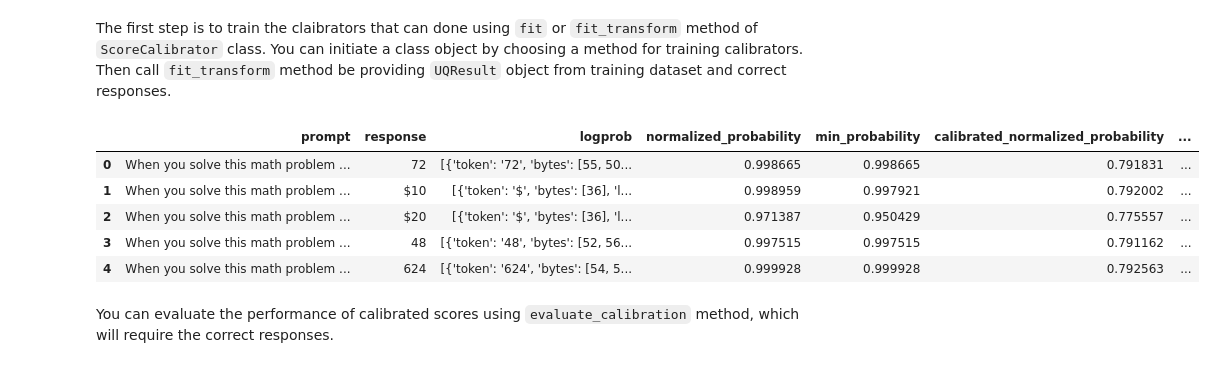
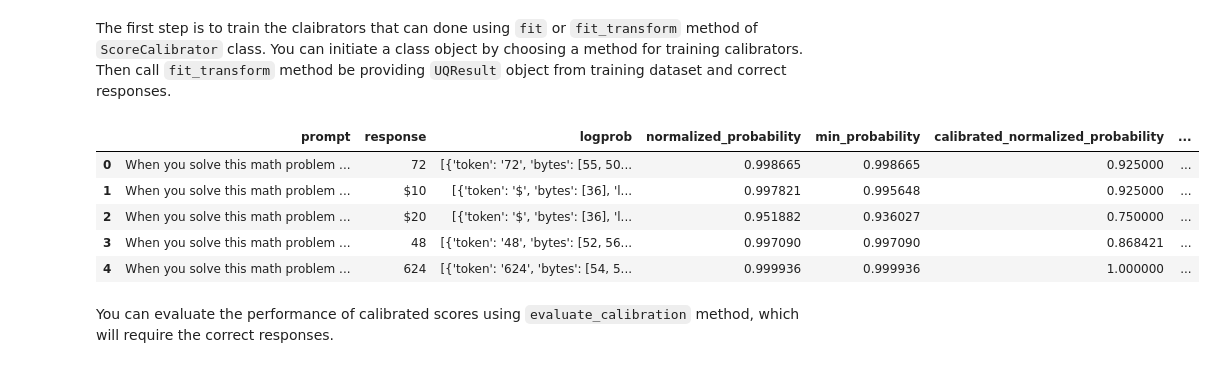
Before and after one commit to nklswld/uqlm, a Jupyter notebook: examples/score_calibration_demo.ipynb, the cells around one changed output. Saved outputs shown, nothing was run; the diff lists cells and outputs as text; code cells hidden in the pictures.

```diff
--- a/examples/score_calibration_demo.ipynb
+++ b/examples/score_calibration_demo.ipynb
@@ -63,7 +63,7 @@ from uqlm.utils import load_example_dataset, math_postprocessor
 
 For this demo, we'll use 250 prompts from GSM-8K benchmark, first 200 samples will be used to train the calibrators and rest of the 50 prompts will be used as test dataset.
 # %%
-n_prompts, n_test = 250, 50
+n_prompts, n_test = 1000, 200
 
 # Load example dataset for prompts/answers (optional, for context)
 gsm8k = load_example_dataset("gsm8k", n=n_prompts)
@@ -99,7 +99,7 @@ llm = AzureChatOpenAI(
 ## 2. Compute Confidence Scores
 We generate model responses and associated confidence scores by leveraging the `WhiteBoxUQ` class. This class generates responses (used GPT-4o in this notebook) to prompts, while also estimating a confidence score for each response usign token probabilities.
 # %%
-wbuq = WhiteBoxUQ(llm=llm)
+wbuq = WhiteBoxUQ(llm=llm, max_calls_per_min=200)
 results = await wbuq.generate_and_score(prompts=prompts)
 
 # Convert to dataframe and grade responses against correct answers
@@ -122,18 +122,18 @@ Confidence scores from uncertainty quantification methods may not be well-calibr
 # %% [markdown]
 The first step is to train the claibrators that can done using `fit` or `fit_transform` method of `ScoreCalibrator` class. You can initiate a class object by choosing a method for training calibrators. Then call `fit_transform` method be providing `UQResult` object from training dataset and correct responses.
 # %%
-sc_object = ScoreCalibrator(method="platt")
+sc_object = ScoreCalibrator(method="isotonic")
 sc_object.fit_transform(results, result_df.response_correct)
 
 results_df = results.to_df()
 results_df.head()
 # %% [output]
 |  | prompt | response | logprob | normalized_probability | min_probability | calibrated_normalized_probability | ... |
-| 0 | When you solve this math problem ... | 72 | [{'token': '72', 'bytes': [55, 50... | 0.998665 | 0.998665 | 0.791831 | ... |
-| 1 | When you solve this math problem ... | $10 | [{'token': '$', 'bytes': [36], 'l... | 0.998959 | 0.997921 | 0.792002 | ... |
-| 2 | When you solve this math problem ... | $20 | [{'token': '$', 'bytes': [36], 'l... | 0.971387 | 0.950429 | 0.775557 | ... |
-| 3 | When you solve this math problem ... | 48 | [{'token': '48', 'bytes': [52, 56... | 0.997515 | 0.997515 | 0.791162 | ... |
-| 4 | When you solve this math problem ... | 624 | [{'token': '624', 'bytes': [54, 5... | 0.999928 | 0.999928 | 0.792563 | ... |
+| 0 | When you solve this math problem ... | 72 | [{'token': '72', 'bytes': [55, 50... | 0.998665 | 0.998665 | 0.925000 | ... |
+| 1 | When you solve this math problem ... | $10 | [{'token': '$', 'bytes': [36], 'l... | 0.997821 | 0.995648 | 0.925000 | ... |
+| 2 | When you solve this math problem ... | $20 | [{'token': '$', 'bytes': [36], 'l... | 0.951882 | 0.936027 | 0.750000 | ... |
+| 3 | When you solve this math problem ... | 48 | [{'token': '48', 'bytes': [52, 56... | 0.997090 | 0.997090 | 0.868421 | ... |
+| 4 | When you solve this math problem ... | 624 | [{'token': '624', 'bytes': [54, 5... | 0.999936 | 0.999936 | 1.000000 | ... |
 # %% [markdown]
 You can evaluate the performance of calibrated scores using `evaluate_calibration` method, which will require the correct responses.
 # %%
```
Also changed, not shown: parts of 5 cells of this notebook, 2 other files.
